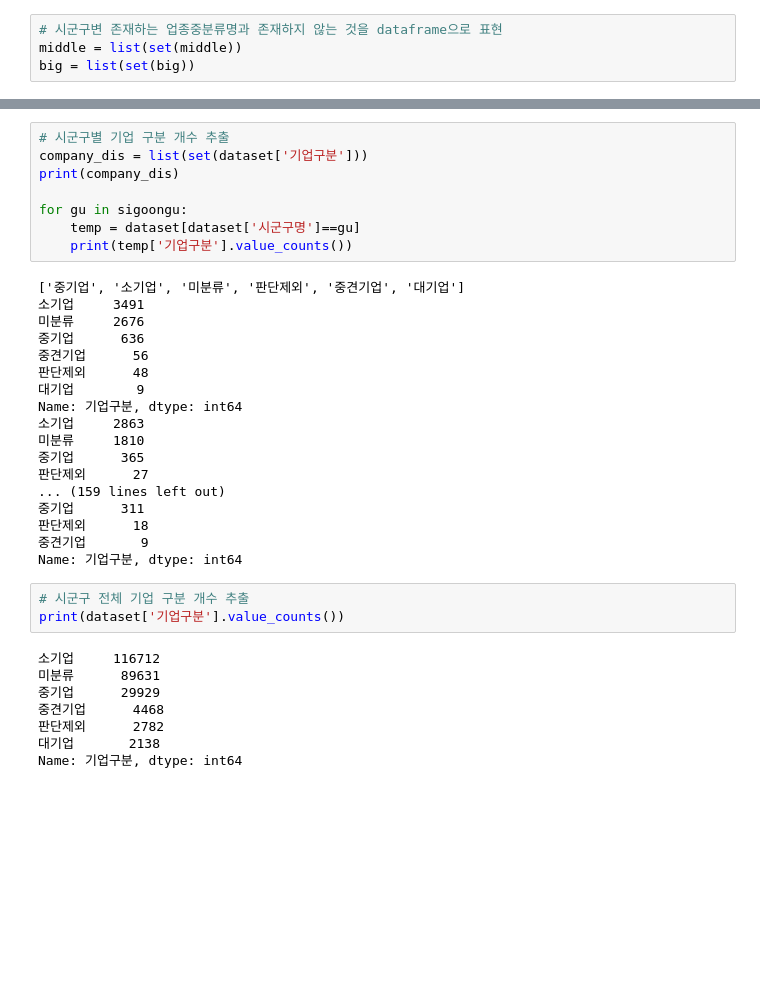
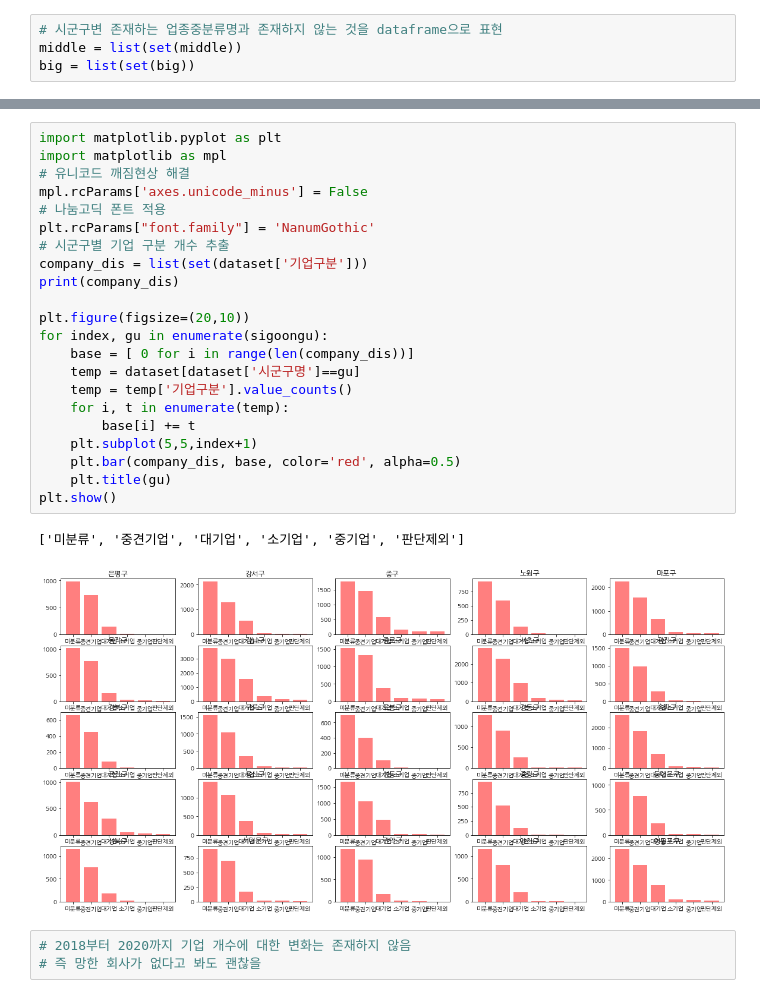
Before and after one commit to waverDeep/FinDataAnalysis, a Jupyter notebook: KCData/playground01.ipynb, the cells around one changed output, grey strips where cells are left out. Saved outputs shown, nothing was run; the diff lists cells and outputs as text; blank space fills up the shorter version.

```diff
--- a/KCData/playground01.ipynb
+++ b/KCData/playground01.ipynb
@@ -132,38 +165,29 @@ big_pack.head(10)
 10 rows × 21 columns
-# %%
-# 시군구별 기업 구분 개수 추출
-company_dis = list(set(dataset['기업구분']))
-print(company_dis)
-
-for gu in sigoongu:
-    temp = dataset[dataset['시군구명']==gu]
-    print(temp['기업구분'].value_counts())
-# %% [output]
-['중기업', '소기업', '미분류', '판단제외', '중견기업', '대기업']
-소기업     3491
-미분류     2676
-중기업      636
-중견기업      56
-판단제외      48
-대기업        9
-Name: 기업구분, dtype: int64
-소기업     2863
-미분류     1810
-중기업      365
-판단제외      27
-... (159 lines left out)
-중기업      311
-판단제외      18
-중견기업       9
-Name: 기업구분, dtype: int64
-# %%
-# 시군구 전체 기업 구분 개수 추출
-print(dataset['기업구분'].value_counts())
-# %% [output]
-소기업     116712
-미분류      89631
-중기업      29929
-중견기업      4468
-판단제외      2782
-대기업       2138
-Name: 기업구분, dtype: int64
+# %%
+import matplotlib.pyplot as plt
+import matplotlib as mpl
+# 유니코드 깨짐현상 해결
+mpl.rcParams['axes.unicode_minus'] = False
+# 나눔고딕 폰트 적용
+plt.rcParams["font.family"] = 'NanumGothic'
+# 시군구별 기업 구분 개수 추출
+company_dis = list(set(dataset['기업구분']))
+print(company_dis)
+
+plt.figure(figsize=(20,10))
+for index, gu in enumerate(sigoongu):
+    base = [ 0 for i in range(len(company_dis))]
+    temp = dataset[dataset['시군구명']==gu]
+    temp = temp['기업구분'].value_counts()
+    for i, t in enumerate(temp):
+        base[i] += t
+    plt.subplot(5,5,index+1)
+    plt.bar(company_dis, base, color='red', alpha=0.5)
+    plt.title(gu)
+plt.show()
+# %% [output]
+['미분류', '중견기업', '대기업', '소기업', '중기업', '판단제외']
+[figure, added]
+# %%
+# 2018부터 2020까지 기업 개수에 대한 변화는 존재하지 않음
+# 즉 망한 회사가 없다고 봐도 괜찮을
```
Also changed, not shown: parts of 12 cells of this notebook.
